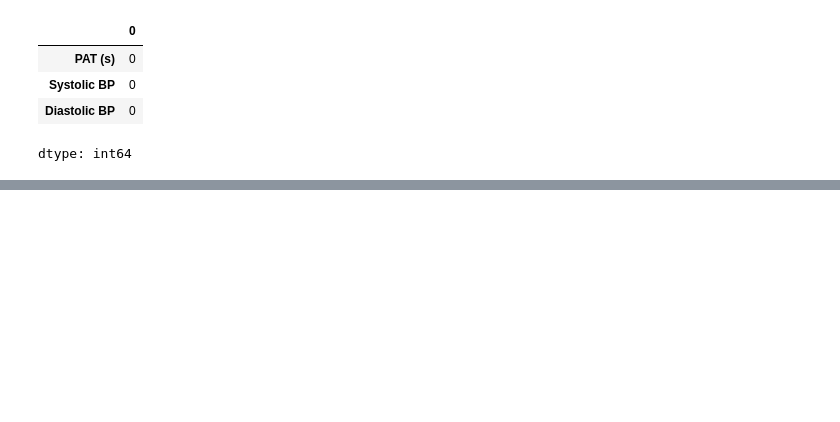
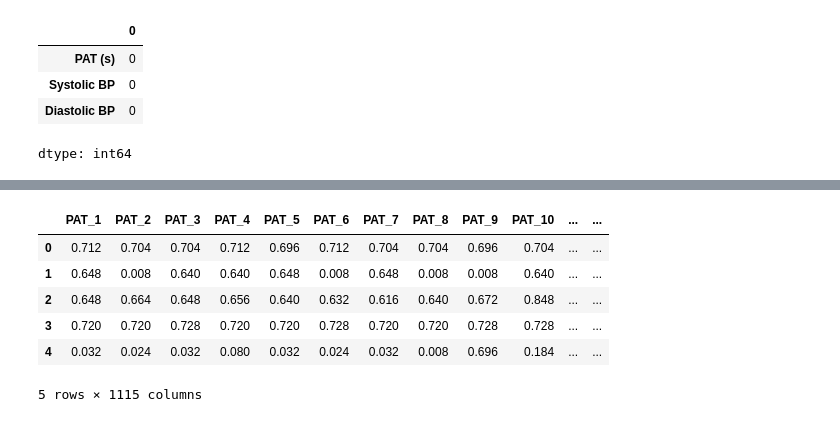
Before and after one commit to ThamilezaiAnanthakumar/Cuffless-Blood-Pressure-Monitoring-using-PAT, a Jupyter notebook: Cufless_Blood_Pressure_Monitoring.ipynb, the cells around one changed output, grey strips where cells are left out. Drawn from its saved outputs; the diff is of its cells as text; code cells hidden in the pictures; blank space fills up the shorter version.

```diff
--- a/Cufless_Blood_Pressure_Monitoring.ipynb
+++ b/Cufless_Blood_Pressure_Monitoring.ipynb
@@ -787,0 +380,35 @@ Diastolic BP Model Evaluation:
+# %%
+import pandas as pd
+import ast
+
+# Load your CSV (update the path if needed)
+df = pd.read_csv("/content/processed_data.csv")
+
+# Step 1: Convert the stringified NumPy arrays to plain float lists
+def parse_array_string(array_str):
+    try:
+        array_str = array_str.replace("np.float64", "")
+        return list(map(float, ast.literal_eval(array_str)))
+    except:
+        return []
+
+df['parsed_PAT'] = df['PAT (s)'].apply(parse_array_string)
+
+# Step 2: Expand each element in array into a separate column
+max_len = df['parsed_PAT'].apply(len).max()
+pat_cols = pd.DataFrame(df['parsed_PAT'].to_list(), columns=[f'PAT_{i+1}' for i in range(max_len)])
+
+# Step 3: Combine the expanded columns with other features
+df_final = pd.concat([pat_cols, df[['Systolic BP', 'Diastolic BP']]], axis=1)
+
+# Step 4: Save or display
+df_final.to_csv("expanded_dataset.csv", index=False)
+df_final.head()
+# %% [output]
+|  | PAT_1 | PAT_2 | PAT_3 | PAT_4 | PAT_5 | PAT_6 | PAT_7 | PAT_8 | PAT_9 | PAT_10 | ... | ... |
+| 0 | 0.712 | 0.704 | 0.704 | 0.712 | 0.696 | 0.712 | 0.704 | 0.704 | 0.696 | 0.704 | ... | ... |
+| 1 | 0.648 | 0.008 | 0.640 | 0.640 | 0.648 | 0.008 | 0.648 | 0.008 | 0.008 | 0.640 | ... | ... |
+| 2 | 0.648 | 0.664 | 0.648 | 0.656 | 0.640 | 0.632 | 0.616 | 0.640 | 0.672 | 0.848 | ... | ... |
+| 3 | 0.720 | 0.720 | 0.728 | 0.720 | 0.720 | 0.728 | 0.720 | 0.720 | 0.728 | 0.728 | ... | ... |
+| 4 | 0.032 | 0.024 | 0.032 | 0.080 | 0.032 | 0.024 | 0.032 | 0.008 | 0.696 | 0.184 | ... | ... |
+5 rows × 1115 columns
```
Also changed, not shown: parts of 33 cells of this notebook.
